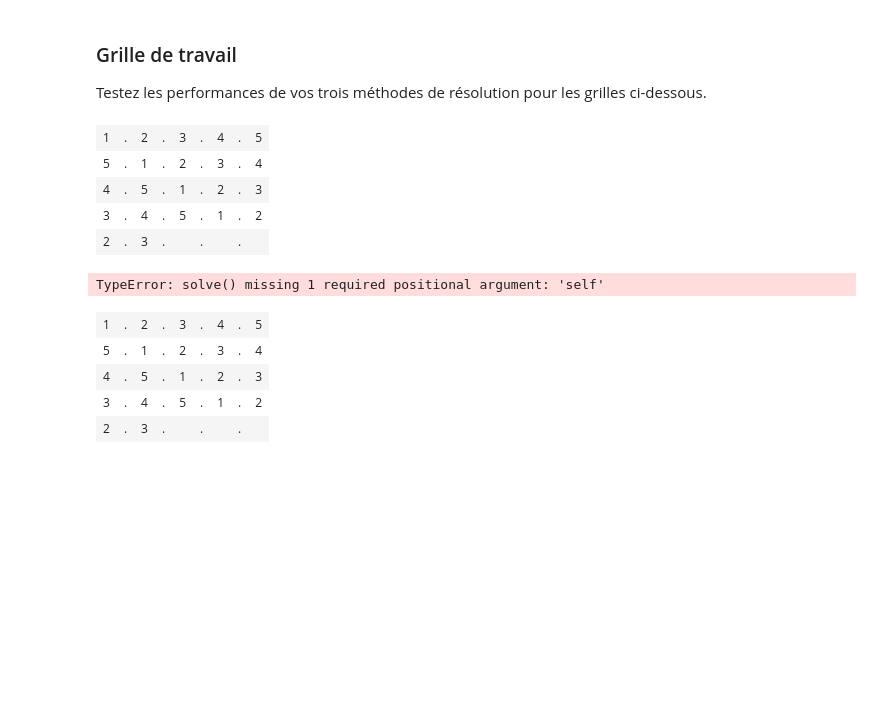
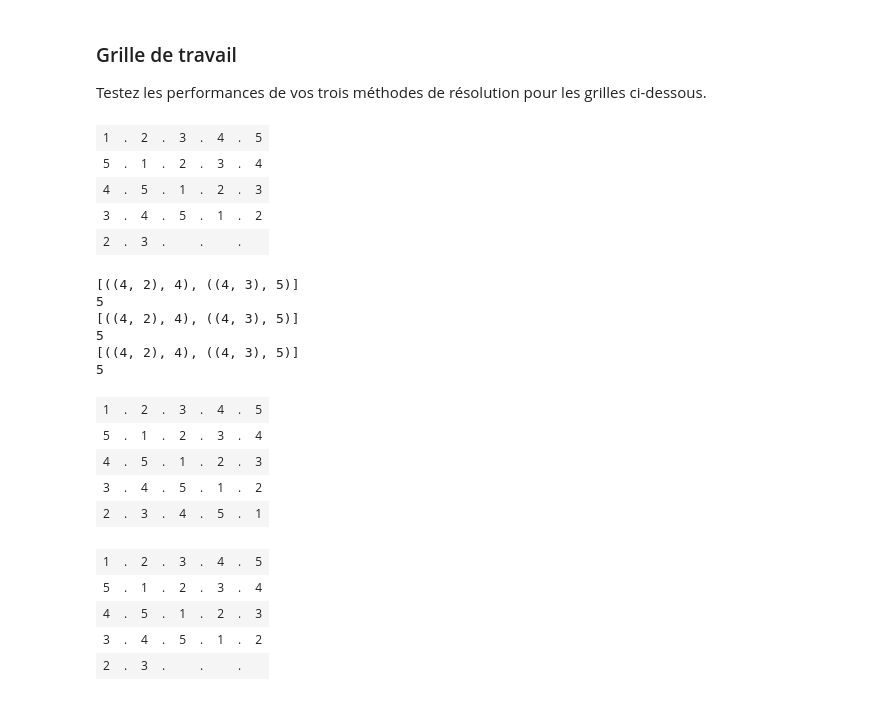
Before and after one commit to gregoire-scolaire/m1-s2-ai, a Jupyter notebook: exam/TP_note.ipynb, the cells around one changed output. Drawn from its saved outputs; the diff is of its cells as text; code cells hidden in the pictures; blank space fills up the shorter version.

```diff
--- a/exam/TP_note.ipynb
+++ b/exam/TP_note.ipynb
@@ -359,37 +359,48 @@ print("")
 
 node13, chf13 = breadth_first_search(problem12)
 print(node13.action)
 
 grille13 = problem12.result(grille12, node13.action)
 problem13 = Futoshiki(grille13, constrainte1)
 visualize_state(grille13, problem13)
 
 print(problem13.is_goal(grille13))
 """
 
 
 grille1 = [[1,2,3,4,5],[5,1,2,3,4],[4,5,1,2,3],[3,4,5,1,2],[2,3,0,0,0]]
 constrainte1 = []
 
 problem1 = Futoshiki(grille1, constrainte1)
 visualize_state(grille1,problem1)
 
-def solve(self) :
+while problem1.is_goal(grille1) != True :
   node, chf = breadth_first_search(problem1)
   grille1 = problem1.result(grille1, node.action)
   problem1 = Futoshiki(grille1, constrainte1)
 
-while problem1.is_goal(grille1) != True :
- solve
+node, chf = breadth_first_search(problem1)
+grille1 = problem1.result(grille1, node.action)
+problem1 = Futoshiki(grille1, constrainte1)
 
 visualize_state(grille1,problem1)
 # %% [output]
 | 1 | . | 2 | . | 3 | . | 4 | . | 5 |
 | 5 | . | 1 | . | 2 | . | 3 | . | 4 |
 | 4 | . | 5 | . | 1 | . | 2 | . | 3 |
 | 3 | . | 4 | . | 5 | . | 1 | . | 2 |
 | 2 | . | 3 | . |  | . |  | . |  |
-TypeError: solve() missing 1 required positional argument: 'self'
+[((4, 2), 4), ((4, 3), 5)]
+5
+[((4, 2), 4), ((4, 3), 5)]
+5
+[((4, 2), 4), ((4, 3), 5)]
+5
+| 1 | . | 2 | . | 3 | . | 4 | . | 5 |
+| 5 | . | 1 | . | 2 | . | 3 | . | 4 |
+| 4 | . | 5 | . | 1 | . | 2 | . | 3 |
+| 3 | . | 4 | . | 5 | . | 1 | . | 2 |
+| 2 | . | 3 | . | 4 | . | 5 | . | 1 |
 # %%
 grille1 = [[1,2,3,4,5],[5,1,2,3,4],[4,5,1,2,3],[3,4,5,1,2],[2,3,0,0,0]]
 constrainte1 = []
```
